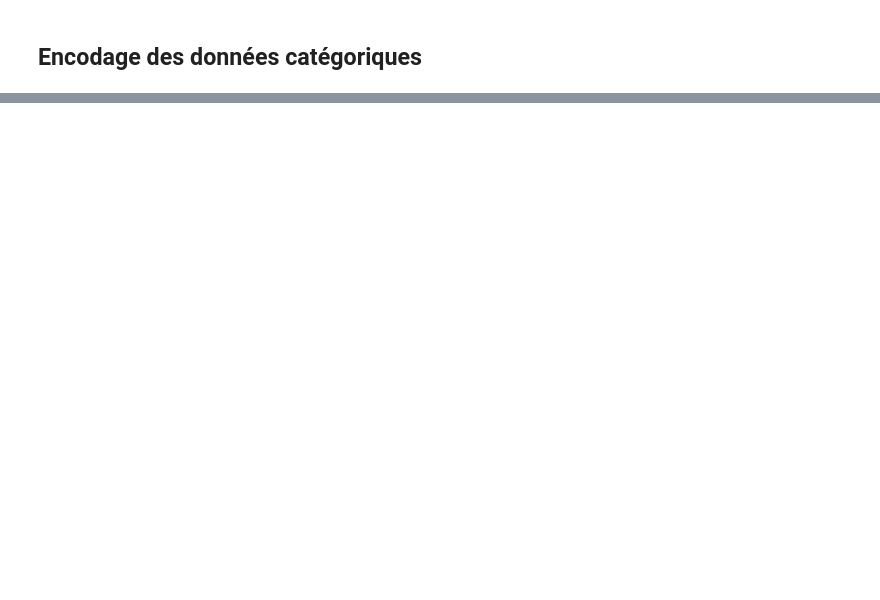
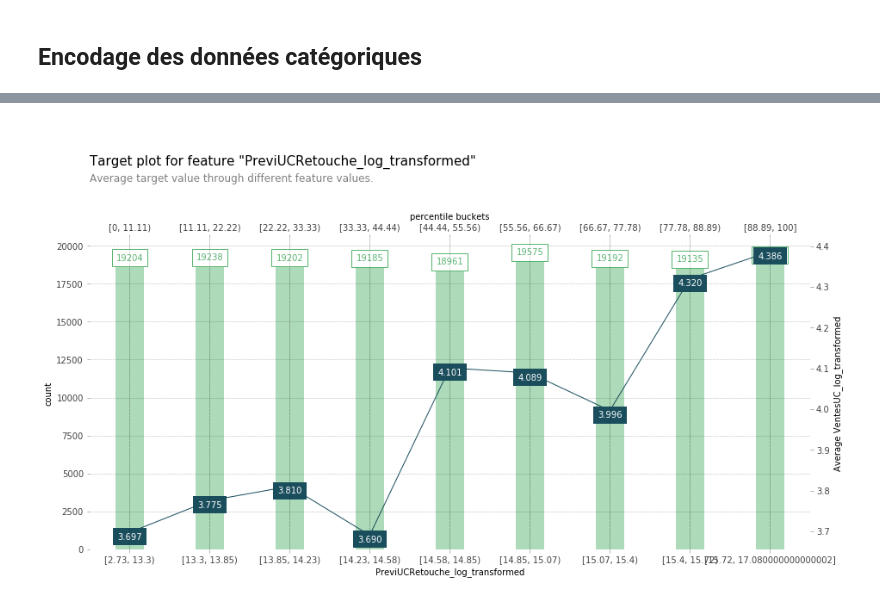
Before and after one commit to BOTTINYA/Precos_OSA, a Jupyter notebook: dev.ipynb, the cells around one changed output, grey strips where cells are left out. Drawn from its saved outputs; the diff is of its cells as text; code cells hidden in the pictures; blank space fills up the shorter version.

```diff
--- a/dev.ipynb
+++ b/dev.ipynb
@@ -250,0 +190,4 @@ Predictions finished
+# %%
+ross_data = df_encoded.copy()
+ross_features = df_encoded.columns
+ross_target = 'VentesUC_log_transformed'
@@ -250,0 +215,9 @@ Predictions finished
+# %%
+fig, axes, summary_df = info_plots.target_plot(         df=ross_data,
+                                                        feature='PreviUCRetouche_log_transformed',
+                                                        feature_name='PreviUCRetouche_log_transformed',
+                                                        target=ross_target,
+                                                        show_percentile=True
+                                                        )
+# %% [output]
+[figure, added]
```
Also changed, not shown: parts of 20 cells of this notebook, 8 other files.
